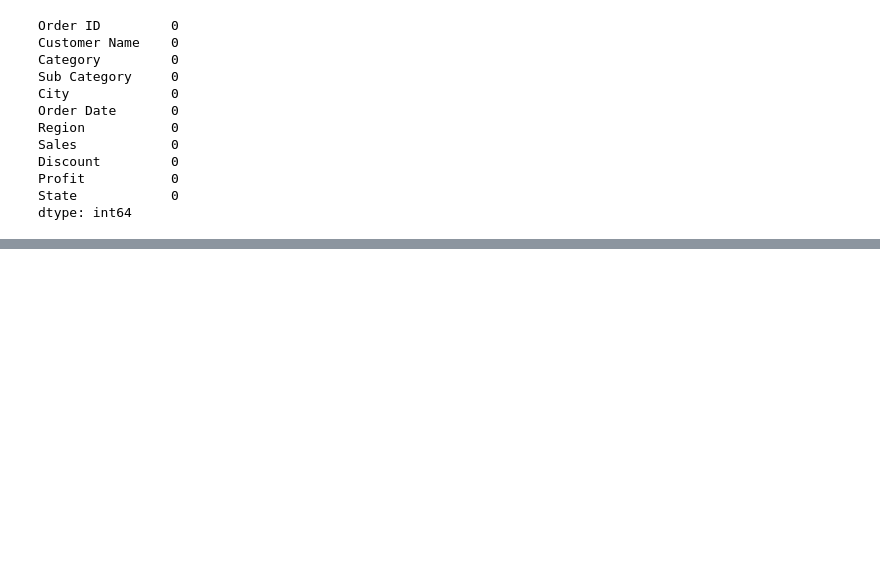
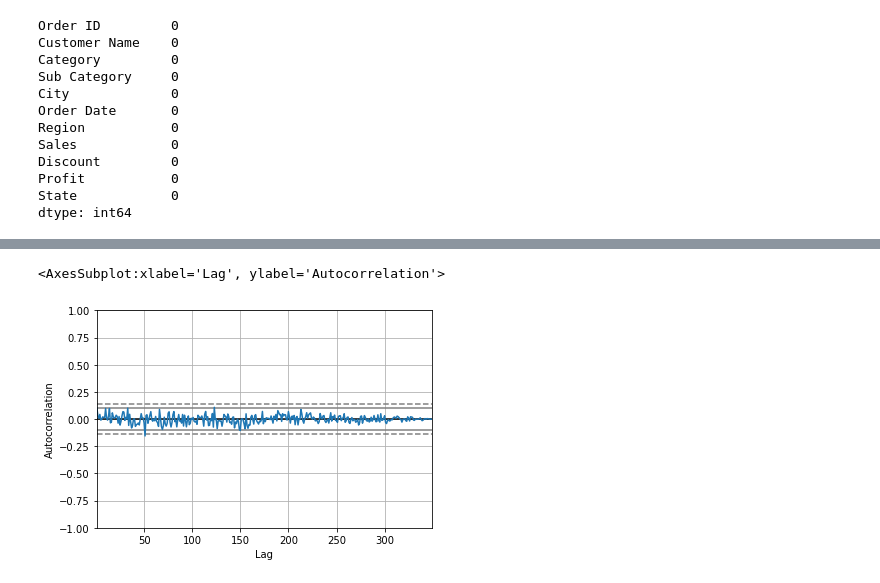
Before and after one commit to ruwzeta/1007FinalProject, a Jupyter notebook: Data Cleaning.ipynb, the cells around one changed output, grey strips where cells are left out. Cells and saved outputs as stored; diff of their text form; code cells hidden in the pictures; blank space fills up the shorter version.

```diff
--- a/Data Cleaning.ipynb
+++ b/Data Cleaning.ipynb
@@ -85,0 +125,7 @@ for col in df_cleaned:
+# %%
+from pandas.plotting import autocorrelation_plot
+
+autocorrelation_plot(df2_grouped)
+# %% [output]
+<AxesSubplot:xlabel='Lag', ylabel='Autocorrelation'>
+[figure, added]
```
Also changed, not shown: parts of 9 cells of this notebook.
